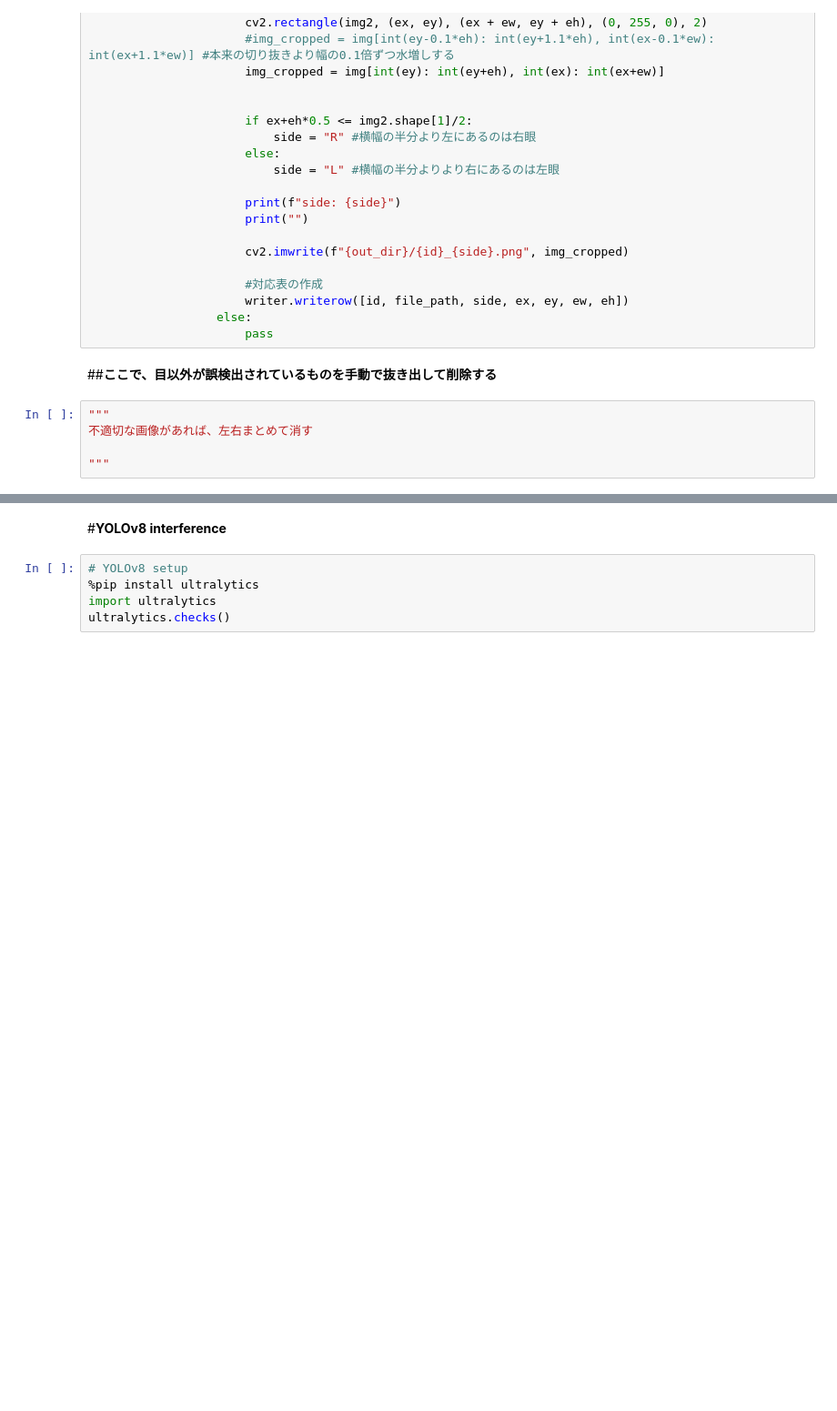
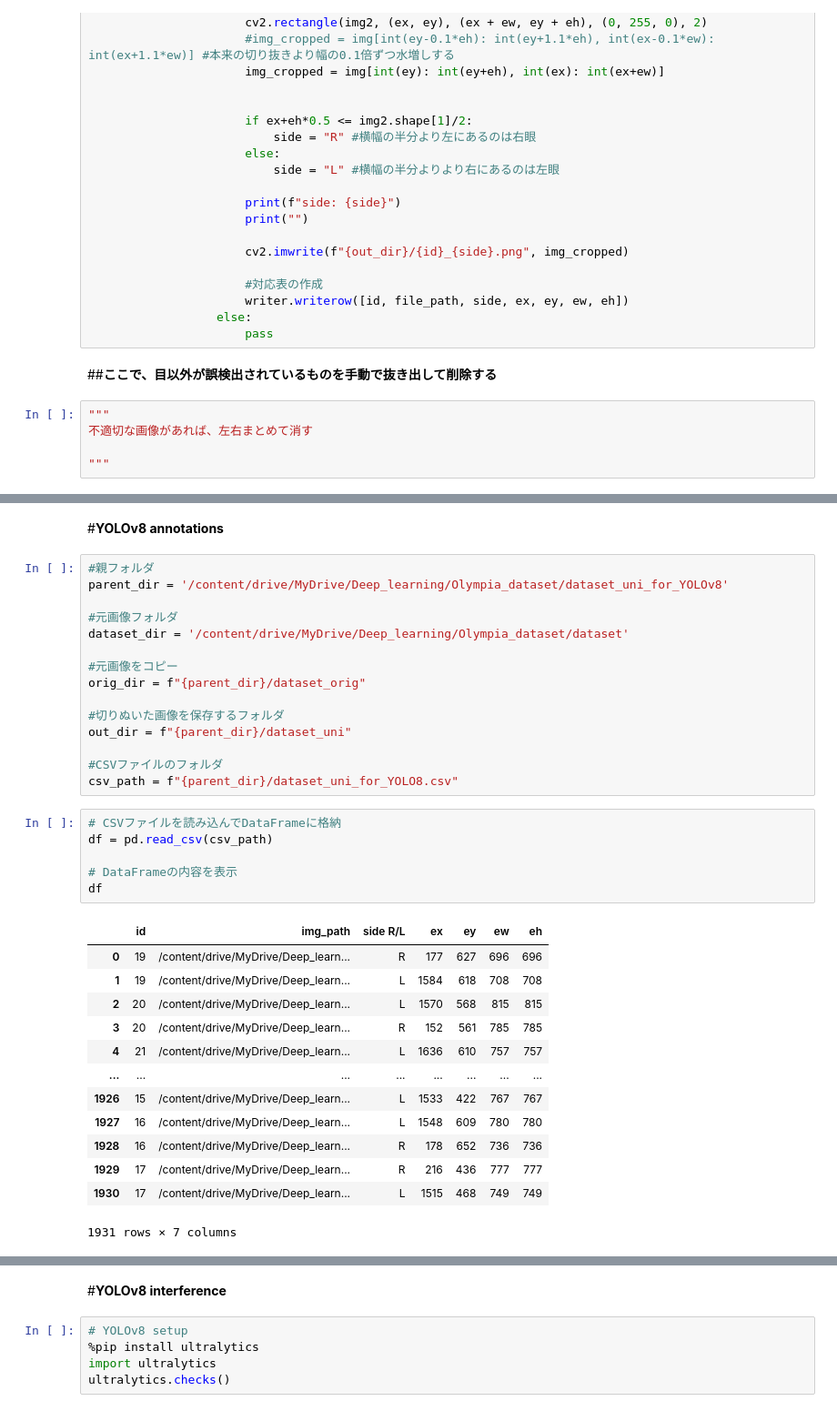
Before and after one commit to ykitaguchi77/GO_AI_project, a Jupyter notebook: YOLOv8_to_EfficientNetV2.ipynb, the cells around one changed output, grey strips where cells are left out. Shown at 91% size. Drawn from its saved outputs; the diff is of its cells as text; blank space fills up the shorter version.

```diff
--- a/YOLOv8_to_EfficientNetV2.ipynb
+++ b/YOLOv8_to_EfficientNetV2.ipynb
@@ -181,0 +257,37 @@ df.to_csv(f"{csv_path}_modified", index=False)
+# %% [markdown]
+#**YOLOv8 annotations**
+# %%
+#親フォルダ
+parent_dir = '/content/drive/MyDrive/Deep_learning/Olympia_dataset/dataset_uni_for_YOLOv8'
+
+#元画像フォルダ
+dataset_dir = '/content/drive/MyDrive/Deep_learning/Olympia_dataset/dataset'
+
+#元画像をコピー
+orig_dir = f"{parent_dir}/dataset_orig"
+
+#切りぬいた画像を保存するフォルダ
+out_dir = f"{parent_dir}/dataset_uni"
+
+#CSVファイルのフォルダ
+csv_path = f"{parent_dir}/dataset_uni_for_YOLO8.csv"
+# %%
+# CSVファイルを読み込んでDataFrameに格納
+df = pd.read_csv(csv_path)
+
+# DataFrameの内容を表示
+df
+# %% [output]
+|  | id | img_path | side R/L | ex | ey | ew | eh |
+| 0 | 19 | /content/drive/MyDrive/Deep_learn... | R | 177 | 627 | 696 | 696 |
+| 1 | 19 | /content/drive/MyDrive/Deep_learn... | L | 1584 | 618 | 708 | 708 |
+| 2 | 20 | /content/drive/MyDrive/Deep_learn... | L | 1570 | 568 | 815 | 815 |
+| 3 | 20 | /content/drive/MyDrive/Deep_learn... | R | 152 | 561 | 785 | 785 |
+| 4 | 21 | /content/drive/MyDrive/Deep_learn... | L | 1636 | 610 | 757 | 757 |
+| ... | ... | ... | ... | ... | ... | ... | ... |
+| 1926 | 15 | /content/drive/MyDrive/Deep_learn... | L | 1533 | 422 | 767 | 767 |
+| 1927 | 16 | /content/drive/MyDrive/Deep_learn... | L | 1548 | 609 | 780 | 780 |
+| 1928 | 16 | /content/drive/MyDrive/Deep_learn... | R | 178 | 652 | 736 | 736 |
+| 1929 | 17 | /content/drive/MyDrive/Deep_learn... | R | 216 | 436 | 777 | 777 |
+| 1930 | 17 | /content/drive/MyDrive/Deep_learn... | L | 1515 | 468 | 749 | 749 |
+1931 rows × 7 columns
```
Also changed, not shown: parts of 12 cells of this notebook.
